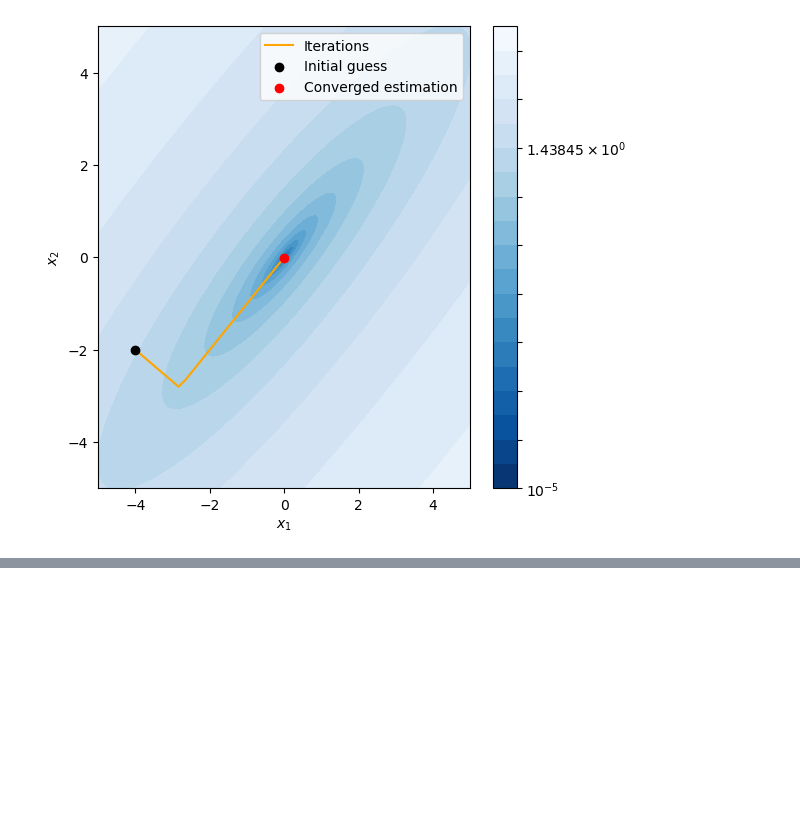
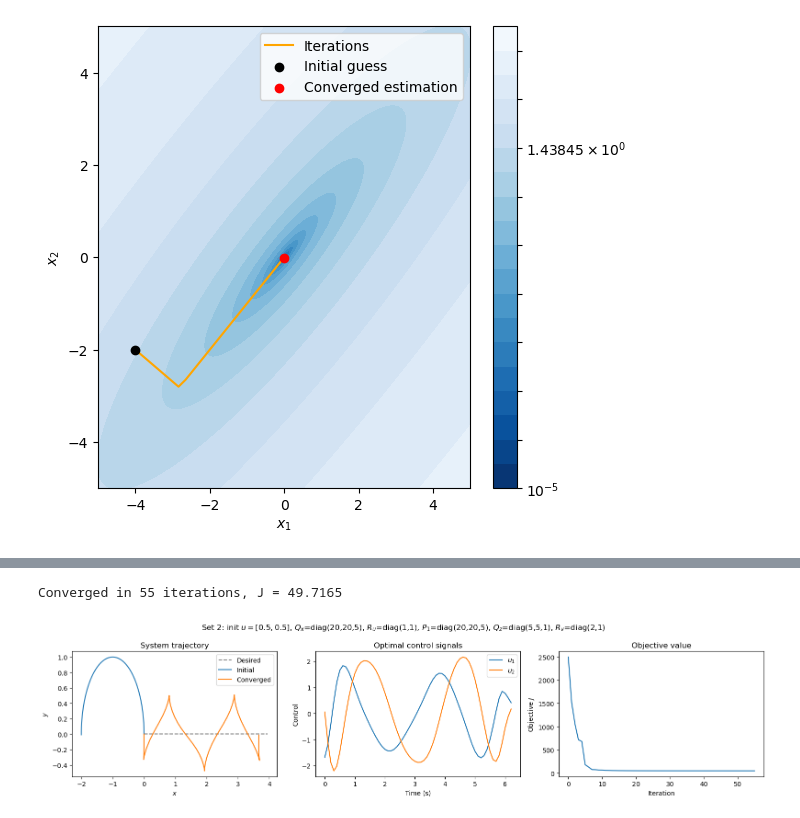
Before and after one commit to cwoodhayes/ME455_homework, a Jupyter notebook: hw4/hw4.ipynb, the cells around one changed output, grey strips where cells are left out. Drawn from its saved outputs; the diff is of its cells as text; code cells hidden in the pictures; blank space fills up the shorter version.

```diff
--- a/hw4/hw4.ipynb
+++ b/hw4/hw4.ipynb
@@ -74,0 +325,19 @@ plt.show()
+# %%
+# Set 2: different initial control, heavier state weight and cheaper control cost
+params2 = {
+    'Q_x': np.diag([20.0, 20.0, 5.0]),
+    'R_u': np.diag([1.0, 1.0]),
+    'P1': np.diag([20.0, 20.0, 5.0]),
+    'Q_z': np.diag([5.0, 5.0, 1.0]),
+    'R_v': np.diag([2.0, 1.0]),
+}
+init_u2 = np.tile(np.array([0.5, 0.5]), reps=(tsteps, 1))
+
+u_opt2, J_list2 = run_ilqr(init_u2, params2)
+print(f'Converged in {len(J_list2) - 1} iterations, J = {J_list2[-1]:.4f}')
+plot_results(init_u2, u_opt2, J_list2,
+             'Set 2: init $u = [0.5, 0.5]$, $Q_x$=diag(20,20,5), $R_u$=diag(1,1), '
+             '$P_1$=diag(20,20,5), $Q_z$=diag(5,5,1), $R_v$=diag(2,1)')
+# %% [output]
+Converged in 55 iterations, J = 49.7165
+[figure, added]
```
Also changed, not shown: parts of 5 cells of this notebook.
